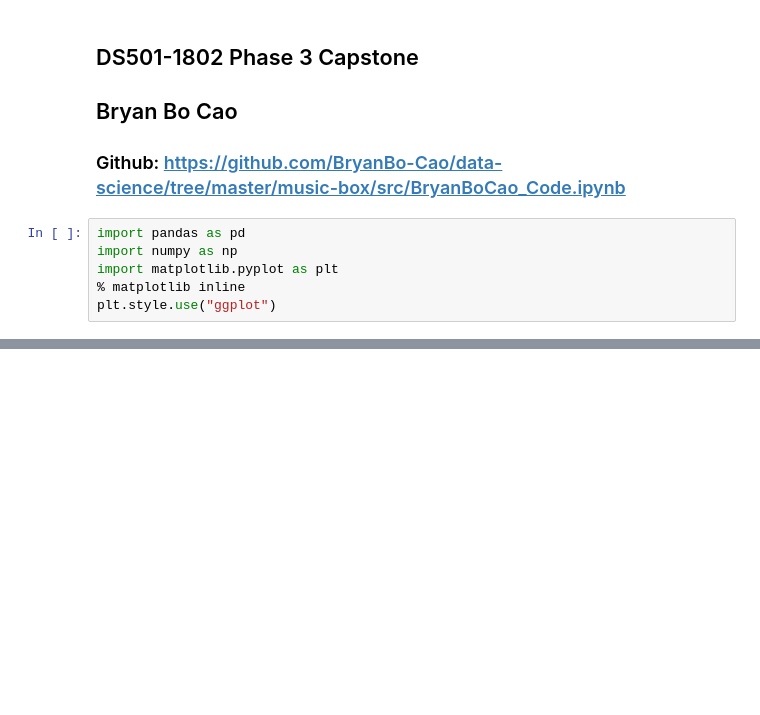
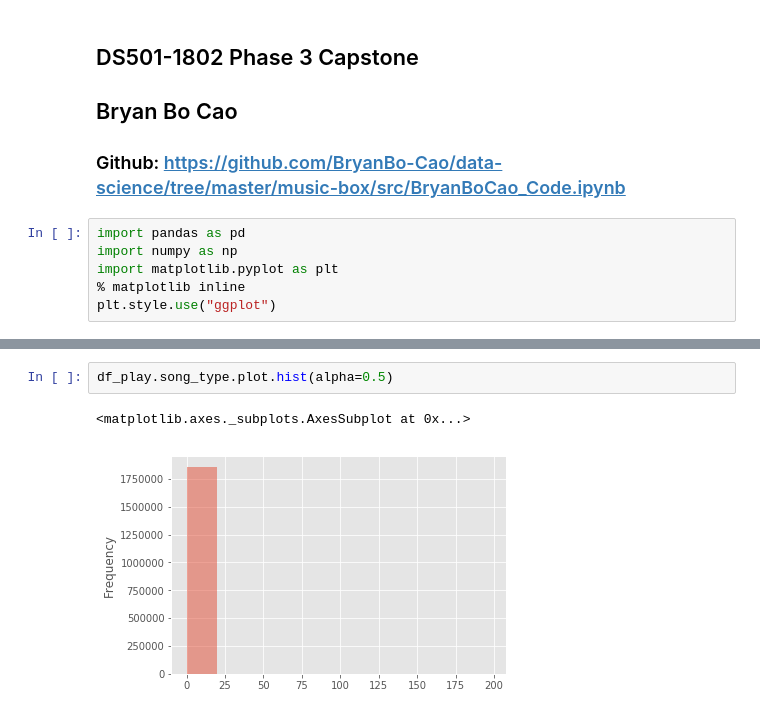
Before and after one commit to BryanBo-Cao/data-science, a Jupyter notebook: music-box/src/BryanBoCao_Code.ipynb, the cells around one changed output, grey strips where cells are left out. Cells and saved outputs as stored; diff of their text form; blank space fills up the shorter version.

```diff
--- a/music-box/src/BryanBoCao_Code.ipynb
+++ b/music-box/src/BryanBoCao_Code.ipynb
@@ -41,0 +79,5 @@ df_search
+# %%
+df_play.song_type.plot.hist(alpha=0.5)
+# %% [output]
+<matplotlib.axes._subplots.AxesSubplot at 0x...>
+[figure, added]
```
Also changed, not shown: parts of 13 cells of this notebook, 1 other file.
